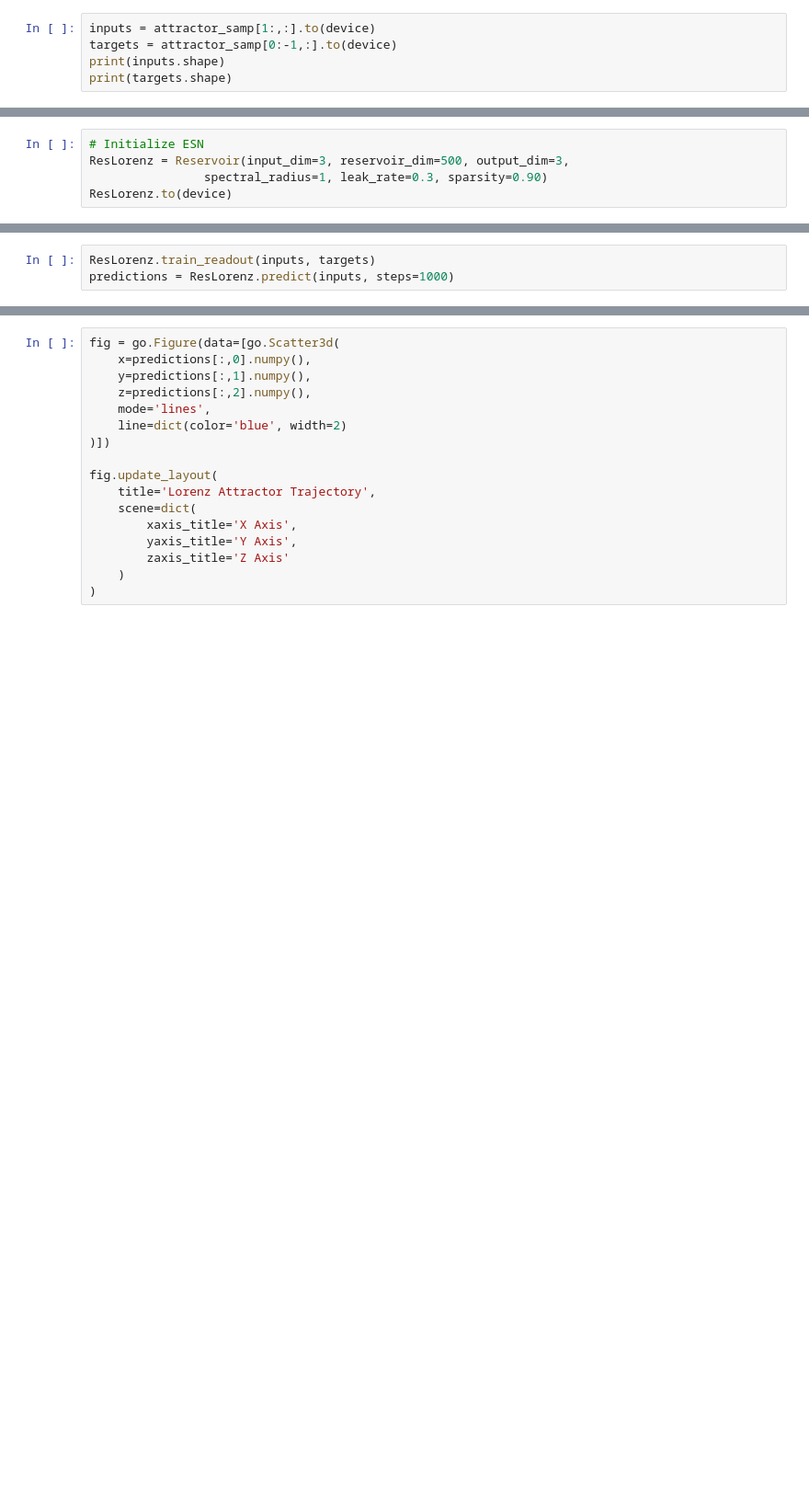
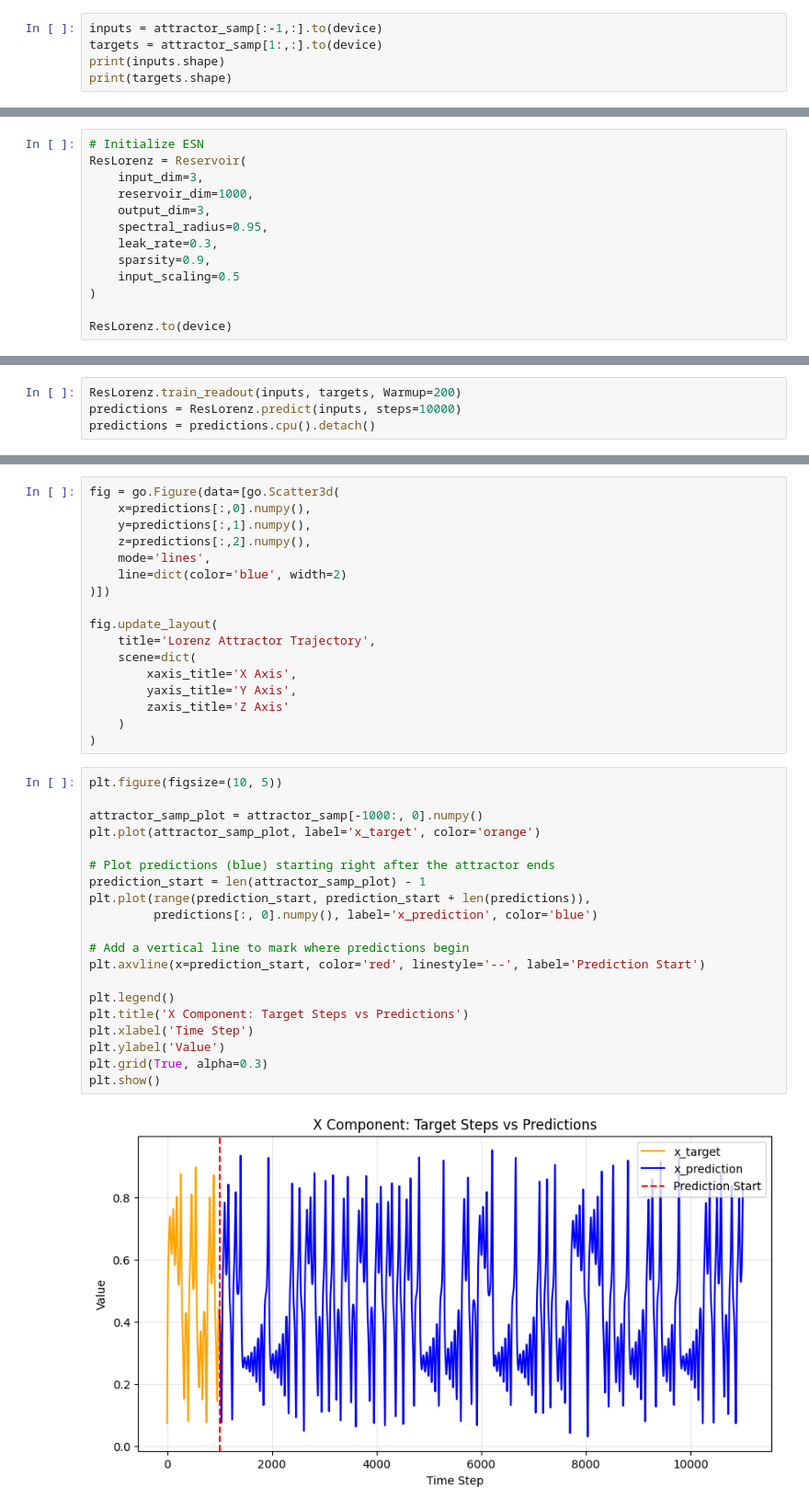
Before and after one commit to jaychotaliya987/Reservoir_Pytorch, a Jupyter notebook: ReservoirGrid/Examples/learning.ipynb, the cells around one changed output, grey strips where cells are left out. Shown at 92% size. Saved outputs shown, nothing was run; the diff lists cells and outputs as text; blank space fills up the shorter version.

```diff
--- a/ReservoirGrid/Examples/learning.ipynb
+++ b/ReservoirGrid/Examples/learning.ipynb
@@ -58,8 +60,8 @@ fig.show()
 # %%
 from Models.Reservoir import Reservoir
 # %%
-inputs = attractor_samp[1:,:].to(device)
-targets = attractor_samp[0:-1,:].to(device)
+inputs = attractor_samp[:-1,:].to(device)
+targets = attractor_samp[1:,:].to(device)
 print(inputs.shape)
 print(targets.shape)
 # %% [output]
@@ -67,8 +69,16 @@ torch.Size([9999, 3])
 torch.Size([9999, 3])
 # %%
 # Initialize ESN
-ResLorenz = Reservoir(input_dim=3, reservoir_dim=500, output_dim=3,
-                spectral_radius=1, leak_rate=0.3, sparsity=0.90)
+ResLorenz = Reservoir(
+    input_dim=3,
+    reservoir_dim=1000,
+    output_dim=3,
+    spectral_radius=0.95,
+    leak_rate=0.3,
+    sparsity=0.9,
+    input_scaling=0.5
+)
+
 ResLorenz.to(device)
 # %% [output]
 Reservoir(
@@ -77,5 +87,6 @@ Reservoir(
 # %% [markdown]
 # Predictions
 # %%
-ResLorenz.train_readout(inputs, targets)
-predictions = ResLorenz.predict(inputs, steps=1000)
+ResLorenz.train_readout(inputs, targets, Warmup=200)
+predictions = ResLorenz.predict(inputs, steps=10000)
+predictions = predictions.cpu().detach()
@@ -175,3 +107,25 @@ fig.update_layout(
         zaxis_title='Z Axis'
     )
 )
+# %%
+plt.figure(figsize=(10, 5))
+
+attractor_samp_plot = attractor_samp[-1000:, 0].numpy()
+plt.plot(attractor_samp_plot, label='x_target', color='orange')
+
+# Plot predictions (blue) starting right after the attractor ends
+prediction_start = len(attractor_samp_plot) - 1
+plt.plot(range(prediction_start, prediction_start + len(predictions)),
+         predictions[:, 0].numpy(), label='x_prediction', color='blue')
+
+# Add a vertical line to mark where predictions begin
+plt.axvline(x=prediction_start, color='red', linestyle='--', label='Prediction Start')
+
+plt.legend()
+plt.title('X Component: Target Steps vs Predictions')
+plt.xlabel('Time Step')
+plt.ylabel('Value')
+plt.grid(True, alpha=0.3)
+plt.show()
+# %% [output]
+[figure, added]
```
Also changed, not shown: parts of 9 cells of this notebook, 4 other files.
